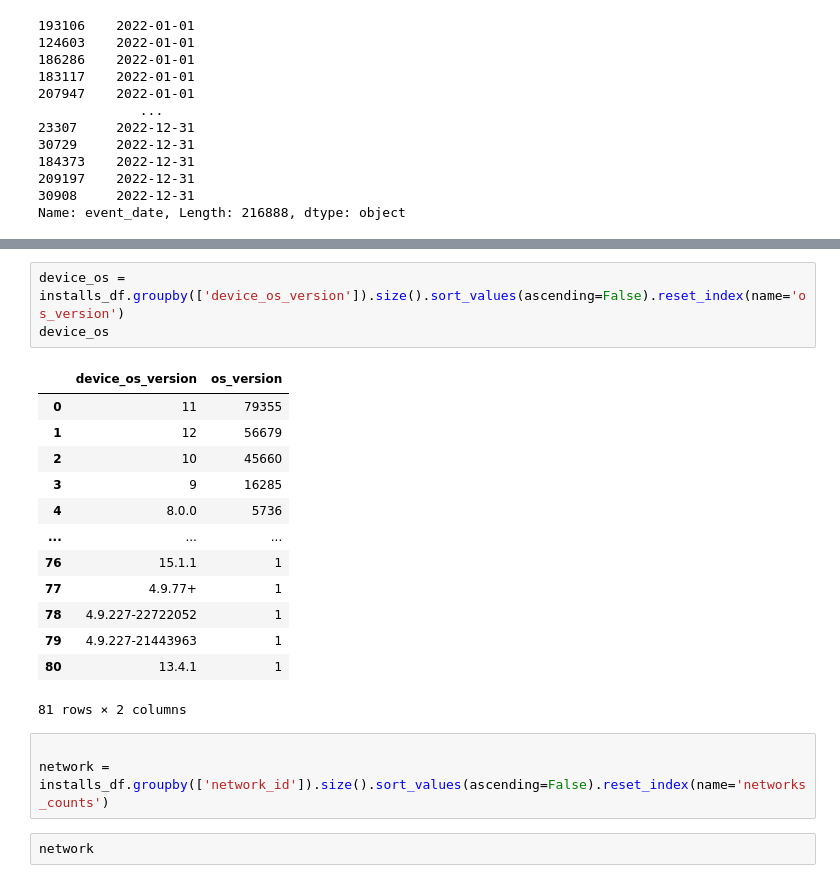
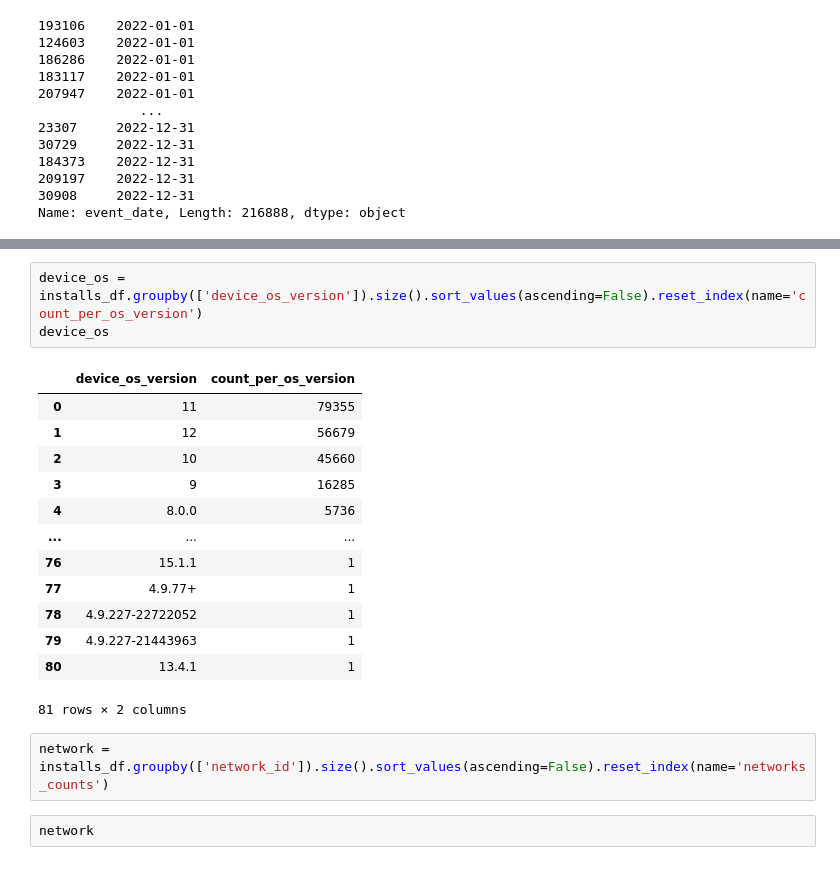
Before and after one commit to roshaan7zafar/JustDice, a Jupyter notebook: main.ipynb, the cells around one changed output, grey strips where cells are left out. Drawn from its saved outputs; the diff is of its cells as text.

```diff
--- a/main.ipynb
+++ b/main.ipynb
@@ -68,8 +75,8 @@ install_per_country= installs_df.groupby(['country_id'])['install_id'].size().so
 # %%
-device_os = installs_df.groupby(['device_os_version']).size().sort_values(ascending=False).reset_index(name='os_version')
+device_os = installs_df.groupby(['device_os_version']).size().sort_values(ascending=False).reset_index(name='count_per_os_version')
 device_os
 # %% [output]
-|  | device_os_version | os_version |
+|  | device_os_version | count_per_os_version |
 | 0 | 11 | 79355 |
 | 1 | 12 | 56679 |
 | 2 | 10 | 45660 |
@@ -83,7 +90,6 @@ device_os
 | 80 | 13.4.1 | 1 |
 81 rows × 2 columns
 # %%
-
 network = installs_df.groupby(['network_id']).size().sort_values(ascending=False).reset_index(name='networks_counts')
 # %%
 network
```
Also changed, not shown: parts of 4 cells of this notebook.
